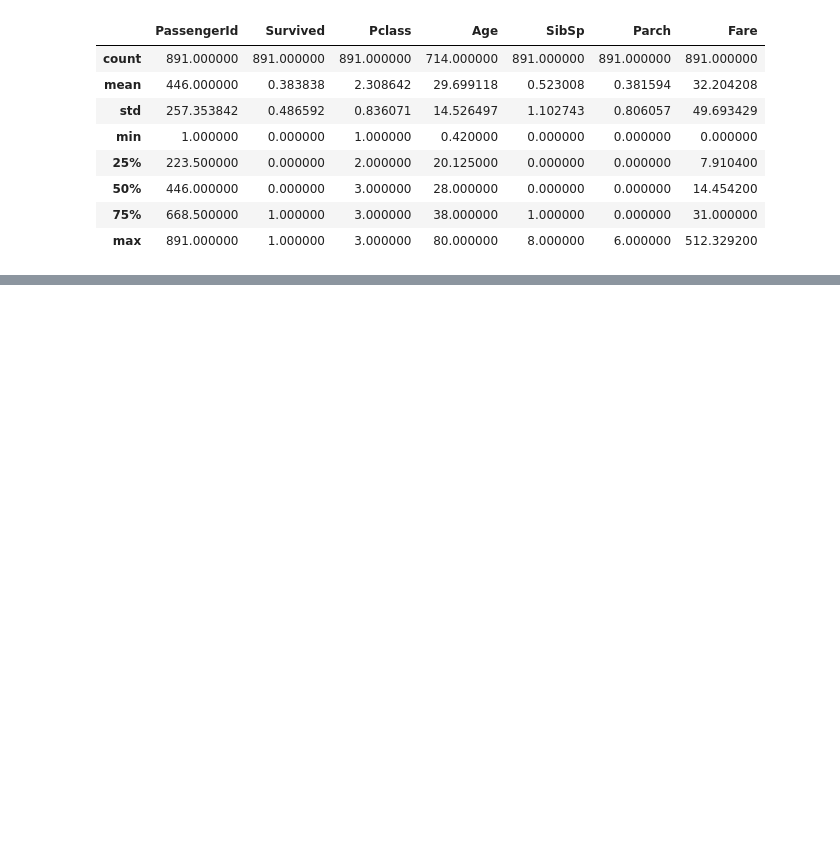
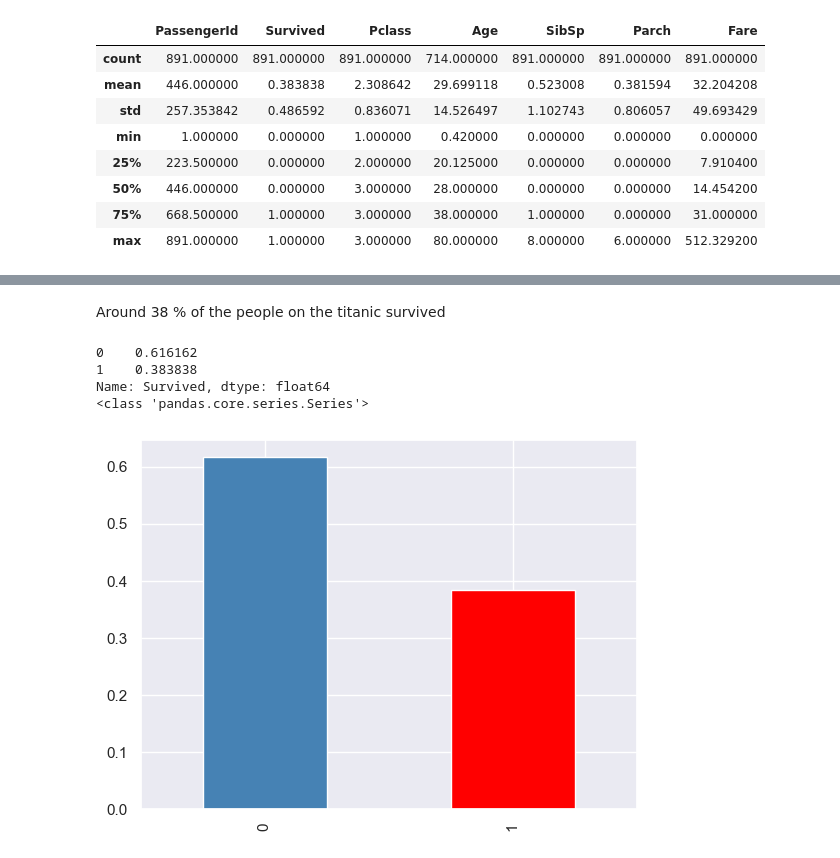
Before and after one commit to Jannis997/ML, a Jupyter notebook: Projects/Kaggle_Competitions/Titanic.ipynb, the cells around one changed output, grey strips where cells are left out. Drawn from its saved outputs; the diff is of its cells as text; code cells hidden in the pictures; blank space fills up the shorter version.

```diff
--- a/Projects/Kaggle_Competitions/Titanic.ipynb
+++ b/Projects/Kaggle_Competitions/Titanic.ipynb
@@ -4,0 +20,11 @@ test=pd.read_csv("test.csv")
+# %%
+import numpy as np
+import pandas as pd
+import seaborn as sns
+import matplotlib.pyplot as plt
+
+# Shows plots in jupyter notebook
+%matplotlib inline
+
+# Set plot style
+sns.set(color_codes=True)
@@ -4,0 +37,7 @@ test=pd.read_csv("test.csv")
+# %%
+data_train = pd.read_csv("D:\Programming\Python\Kaggle\Titanic\Train.csv")
+test = pd.read_csv("D:\Programming\Python\Kaggle\Titanic\Test.csv")
+train = data_train
+# define dataset
+y = data_train["Survived"]
+PassengerId = data_train["PassengerId"]
@@ -4,0 +71,2 @@ test=pd.read_csv("test.csv")
+# %%
+train.set_index("PassengerId");
@@ -319,0 +144,18 @@ forest_scores.mean()
+# %% [markdown]
+Around 38 % of the people on the titanic survived
+# %%
+Survived = train.Survived.value_counts()
+Survived = Survived / Survived.sum()
+pd.DataFrame(Survived)
+print(Survived)
+
+
+
+Survived.plot(kind='bar', stacked=True, color=['steelblue', 'red'])
+print(type(Survived))
+# %% [output]
+0    0.616162
+1    0.383838
+Name: Survived, dtype: float64
+<class 'pandas.core.series.Series'>
+[figure, added]
```
Also changed, not shown: parts of 77 cells of this notebook.
